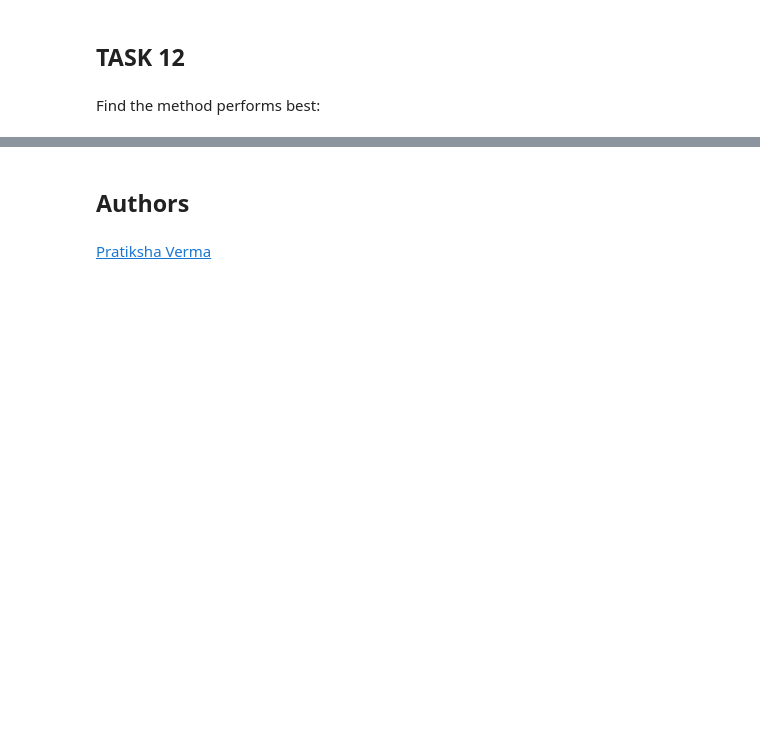
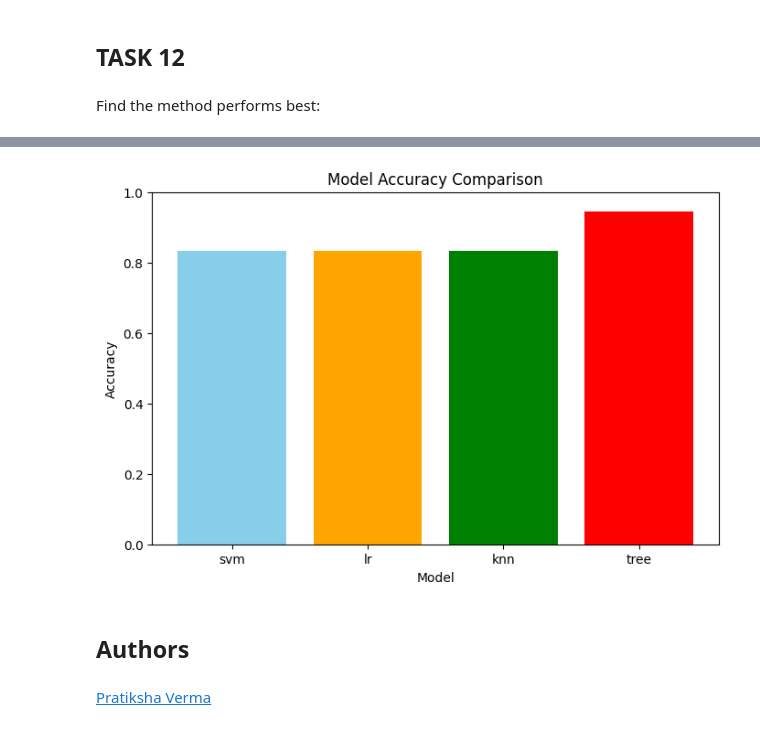
Before and after one commit to taicoding/ibm-applied-ds-capstone, a Jupyter notebook: 04_module/SpaceX_Machine Learning Prediction_Part_5.ipynb, the cells around one changed output, grey strips where cells are left out. Drawn from its saved outputs; the diff is of its cells as text; code cells hidden in the pictures; blank space fills up the shorter version.

```diff
--- a/04_module/SpaceX_Machine Learning Prediction_Part_5.ipynb
+++ b/04_module/SpaceX_Machine Learning Prediction_Part_5.ipynb
@@ -386,5 +389,16 @@ Best performing model: svm with accuracy 0.8333333333333334
  'svm': 0.8333333333333334,
  'lr': 0.8333333333333334}
+# %%
+# Plotting the bar chart
+plt.figure(figsize=(8,5))
+plt.bar(models_accuracy.keys(), models_accuracy.values(), color=['skyblue', 'orange', 'green', 'red'])
+plt.ylabel('Accuracy')
+plt.xlabel('Model')
+plt.title('Model Accuracy Comparison')
+plt.ylim(0, 1)
+plt.show()
+# %% [output]
+[figure, added]
 # %% [markdown]
 ## Authors
 # %% [markdown]
```
Also changed, not shown: parts of 12 cells of this notebook, 1 other file.
